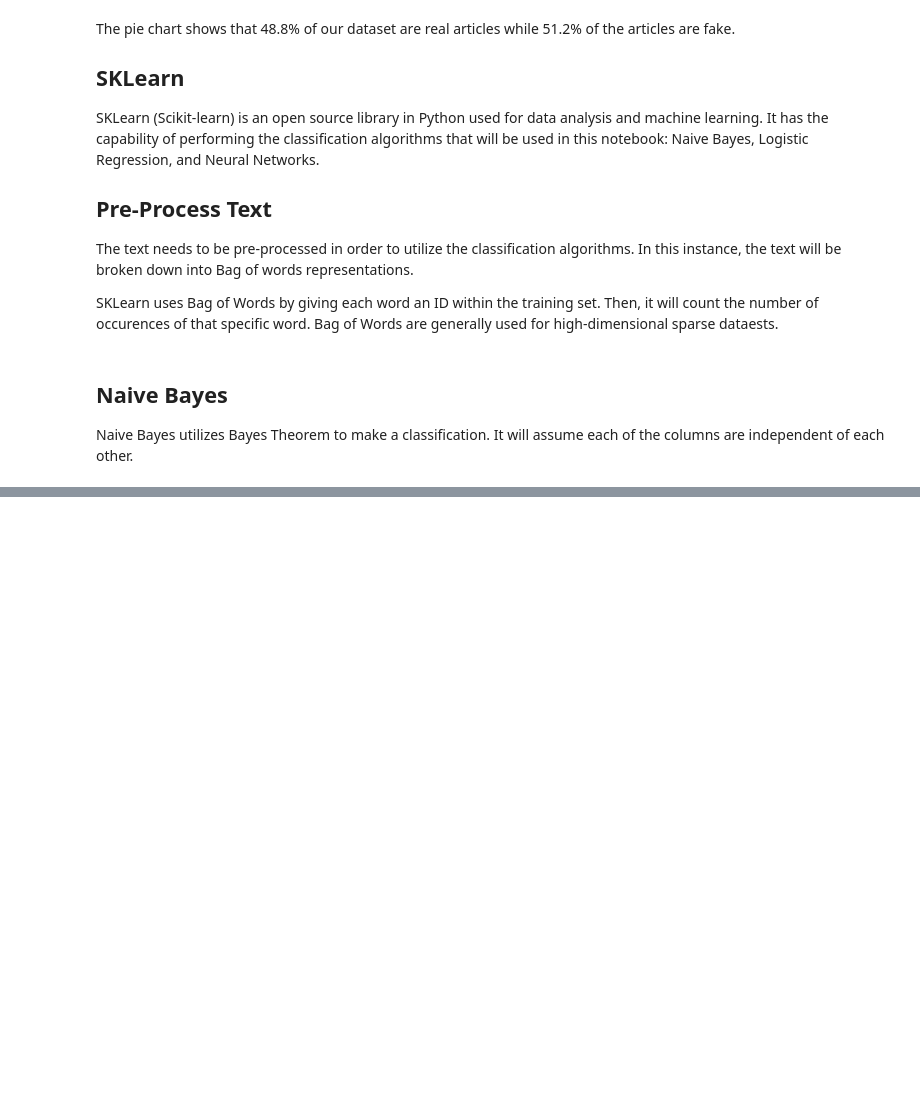
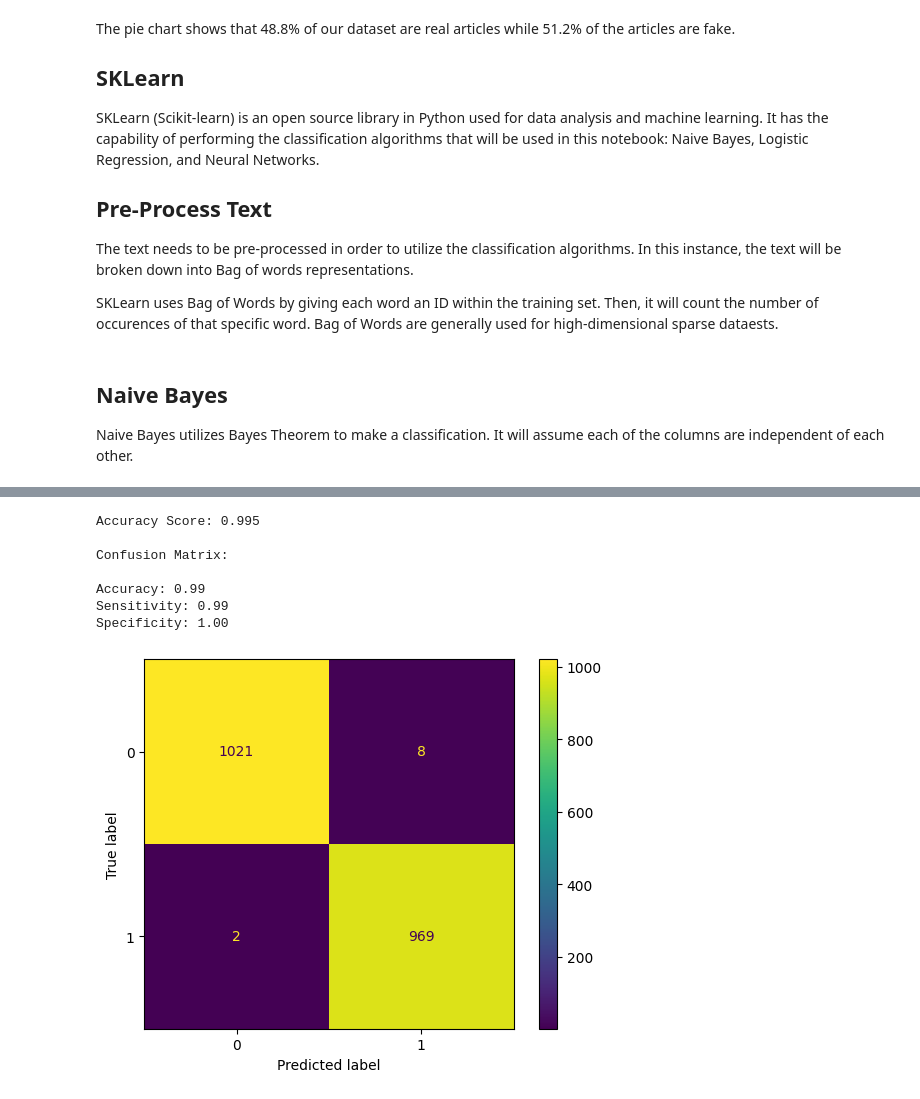
Before and after one commit to AlejoVinluan/NLP-Examples, a Jupyter notebook: Program 6/main.ipynb, the cells around one changed output, grey strips where cells are left out. Saved outputs shown, nothing was run; the diff lists cells and outputs as text; code cells hidden in the pictures; blank space fills up the shorter version.

```diff
--- a/Program 6/main.ipynb
+++ b/Program 6/main.ipynb
@@ -98,0 +147,38 @@ accuracy = accuracy_score(y_test, predictions)
+# %%
+from sklearn.linear_model import LogisticRegression
+
+lr = LogisticRegression(solver='lbfgs', max_iter=1000)
+lr.fit(text_train, real_train)
+
+predictions = lr.predict(text_test)
+
+# Find accuracy of the model
+accu_score = accuracy_score(real_test, predictions)
+print("Accuracy Score:", accu_score, "\n")
+
+con_matrix = confusion_matrix(real_test, predictions)
+TN = con_matrix[0][0]
+FP = con_matrix[0][1]
+FN = con_matrix[1][0]
+TP = con_matrix[1][1]
+
+print("Confusion Matrix:")
+ConfusionMatrixDisplay(con_matrix).plot()
+
+# Calculate accuracy, sensitivity, and specificity from Confusion Matrix
+acc =  (TP + TN) / (TP + TN + FP + FN)
+sen = TP / (TP + FN)
+spe = TN / (TN + FP)
+
+print("\nAccuracy:", '{:.2f}'.format(acc))
+print("Sensitivity:", '{:.2f}'.format(spe))
+print("Specificity:",'{:.2f}'.format(sen))
+# %% [output]
+Accuracy Score: 0.995
+
+Confusion Matrix:
+
+Accuracy: 0.99
+Sensitivity: 0.99
+Specificity: 1.00
+[figure, added]
```
Also changed, not shown: parts of 8 cells of this notebook, 1 other file.
